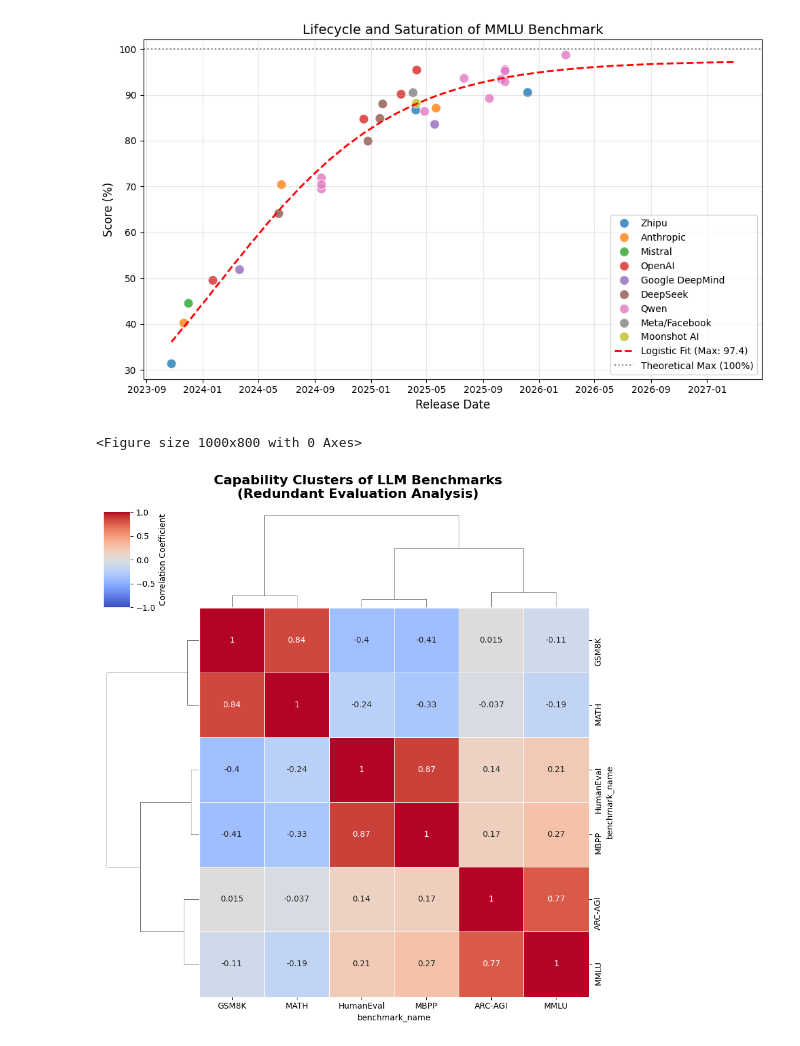
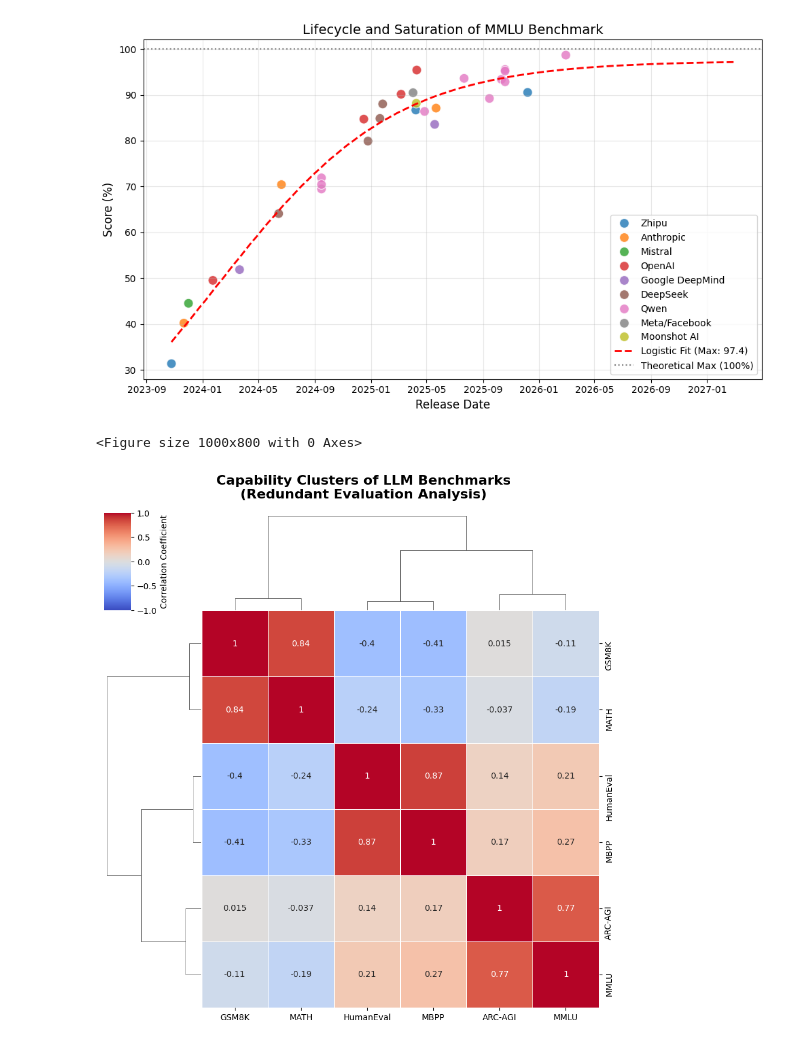
Before and after one commit to louis0487/LLM-Benchmark-Lifecycle, a Jupyter notebook: analysis.ipynb, the cells around one changed output. Drawn from its saved outputs; the diff is of its cells as text; code cells hidden in the pictures.

```diff
--- a/analysis.ipynb
+++ b/analysis.ipynb
@@ -166,32 +166,33 @@ scores_df = pd.DataFrame(mock_data)
 # ==========================================
 # Create a pivot table: Rows = Models, Columns = Benchmarks
 pivot_df = scores_df.pivot_table(index='model_name', columns='benchmark_name', values='score')
 
 # Calculate the Pearson correlation matrix between benchmarks
 corr_matrix = pivot_df.corr()
 
 # ==========================================
 # 4. Plot the Clustered Heatmap
 # ==========================================
 plt.figure(figsize=(10, 8))
 
 # Use seaborn's clustermap to automatically perform hierarchical clustering
 g = sns.clustermap(
     corr_matrix,
     annot=True,              # Show correlation numbers in the boxes
     cmap='coolwarm',         # Blue for negative, Red for positive correlation
     vmin=-1, vmax=1,         # Correlation ranges from -1 to 1
     linewidths=0.5,
     figsize=(9, 9),
     cbar_kws={'label': 'Correlation Coefficient'}
 )
 
 # Set the title
 g.fig.suptitle('Capability Clusters of LLM Benchmarks\n(Redundant Evaluation Analysis)', y=1.05, fontsize=16, fontweight='bold')
-
+g.ax_heatmap.set_xlabel('')
+g.ax_heatmap.set_ylabel('')
 # Save and show the plot
 plt.savefig('clustering_analysis.png', dpi=300, bbox_inches='tight')
 plt.show()
 # %% [output]
 <Figure size 1000x800 with 0 Axes>
-[figure, old version]
+[figure, new version]
```
